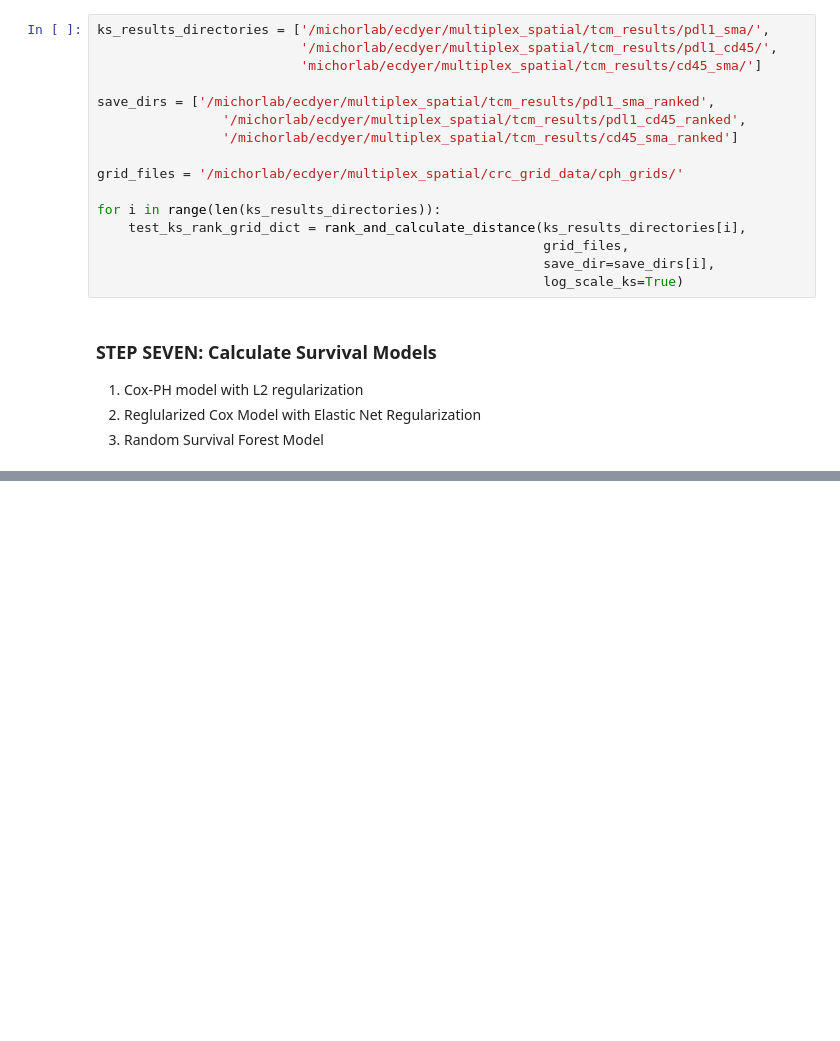
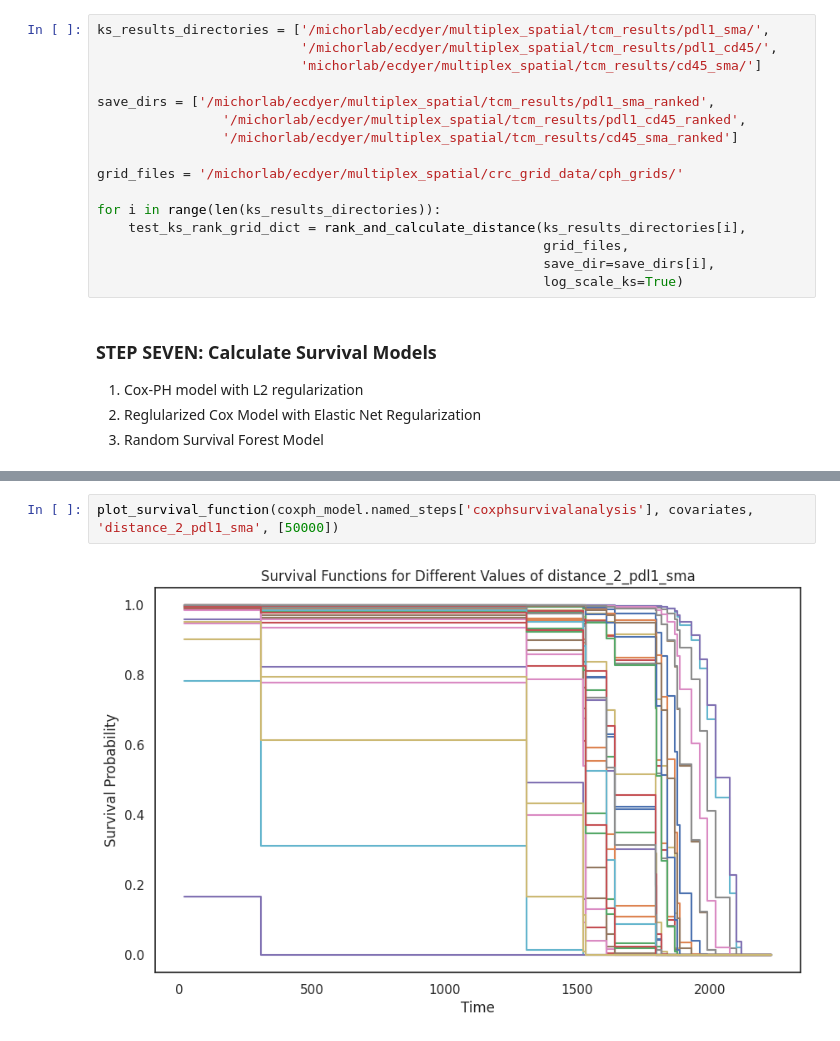
Before and after one commit to emmachancellor/ExtendedCorrelationFunctions_ECD, a Jupyter notebook: tcm_cph_model.ipynb, the cells around one changed output, grey strips where cells are left out. Drawn from its saved outputs; the diff is of its cells as text; blank space fills up the shorter version.

```diff
--- a/tcm_cph_model.ipynb
+++ b/tcm_cph_model.ipynb
@@ -329,3 +313,7 @@ distance_list: [['0.0'], ['28776.79830485364'], ['0.0'], ['0.0'], ['0.0'], ['0.0
+# %%
+plot_survival_function(coxph_model.named_steps['coxphsurvivalanalysis'], covariates, 'distance_2_pdl1_sma', [50000])
+# %% [output]
+[figure, added]
 # %%
 # Example Code
 from sksurv.linear_model import CoxPHSurvivalAnalysis
```
Also changed, not shown: parts of 13 cells of this notebook, 1 other file.
